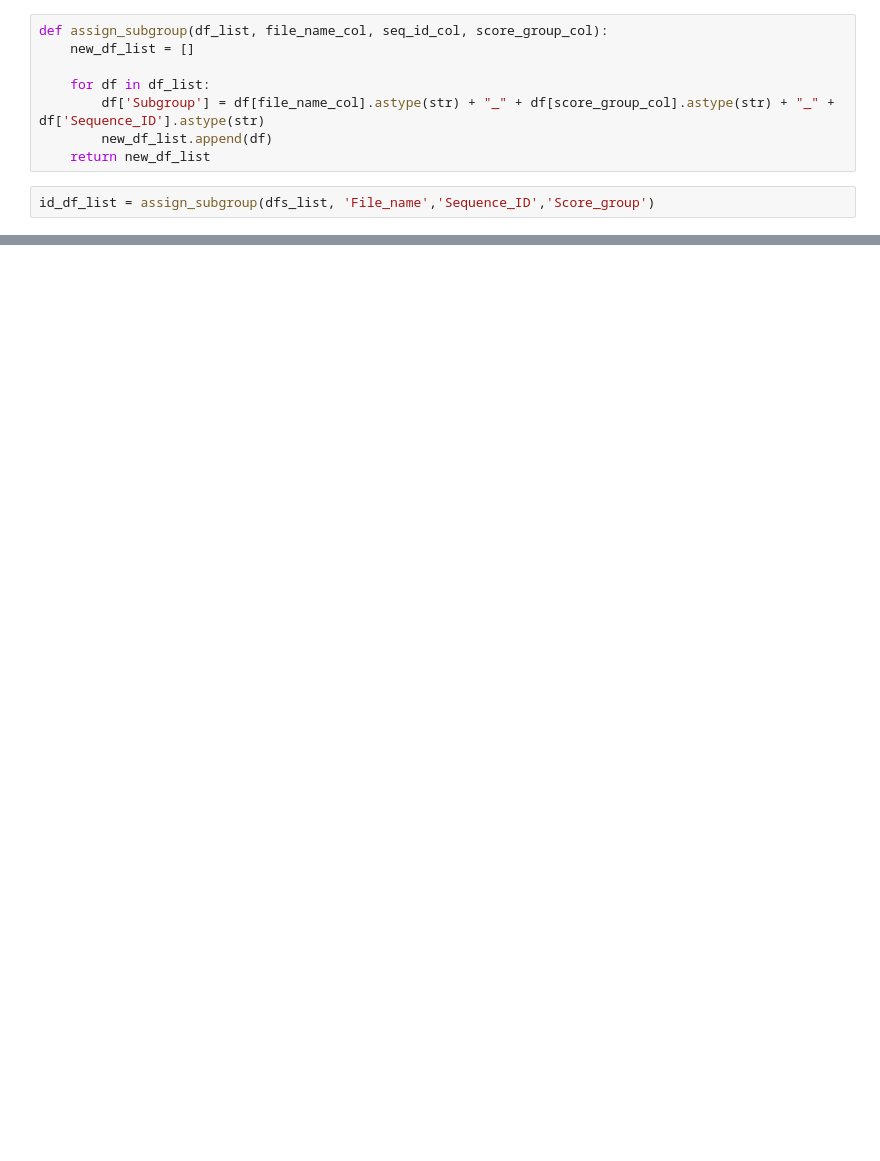
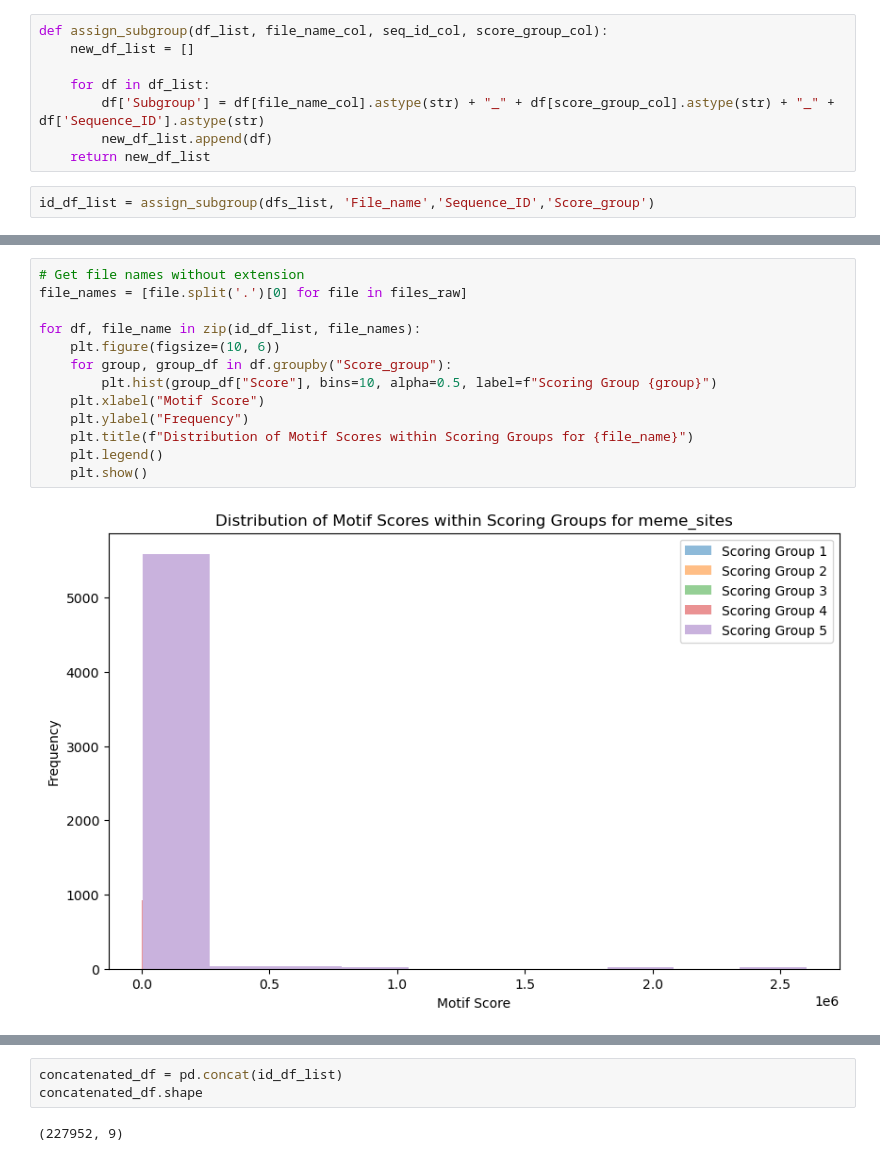
Before and after one commit to SpyrosAlvanakis/Molecular_Algorithms_project, a Jupyter notebook: Grouping.ipynb, the cells around one changed output, grey strips where cells are left out. Saved outputs shown, nothing was run; the diff lists cells and outputs as text; blank space fills up the shorter version.

```diff
--- a/Grouping.ipynb
+++ b/Grouping.ipynb
@@ -45,0 +51,15 @@ id_df_list[0].head()
+# %%
+# Get file names without extension
+file_names = [file.split('.')[0] for file in files_raw]
+
+for df, file_name in zip(id_df_list, file_names):
+    plt.figure(figsize=(10, 6))
+    for group, group_df in df.groupby("Score_group"):
+        plt.hist(group_df["Score"], bins=10, alpha=0.5, label=f"Scoring Group {group}")
+    plt.xlabel("Motif Score")
+    plt.ylabel("Frequency")
+    plt.title(f"Distribution of Motif Scores within Scoring Groups for {file_name}")
+    plt.legend()
+    plt.show()
+# %% [output]
+[figure, added]
@@ -45,0 +69,5 @@ id_df_list[0].head()
+# %%
+concatenated_df = pd.concat(id_df_list)
+concatenated_df.shape
+# %% [output]
+(227952, 9)
```
Also changed, not shown: parts of 9 cells of this notebook.
